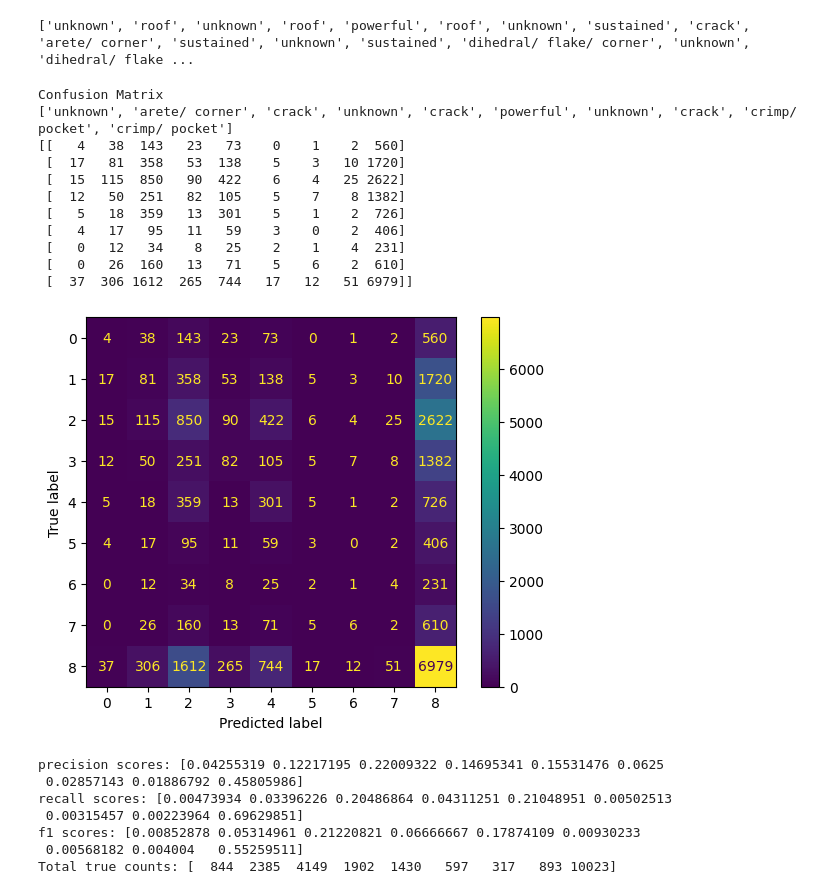
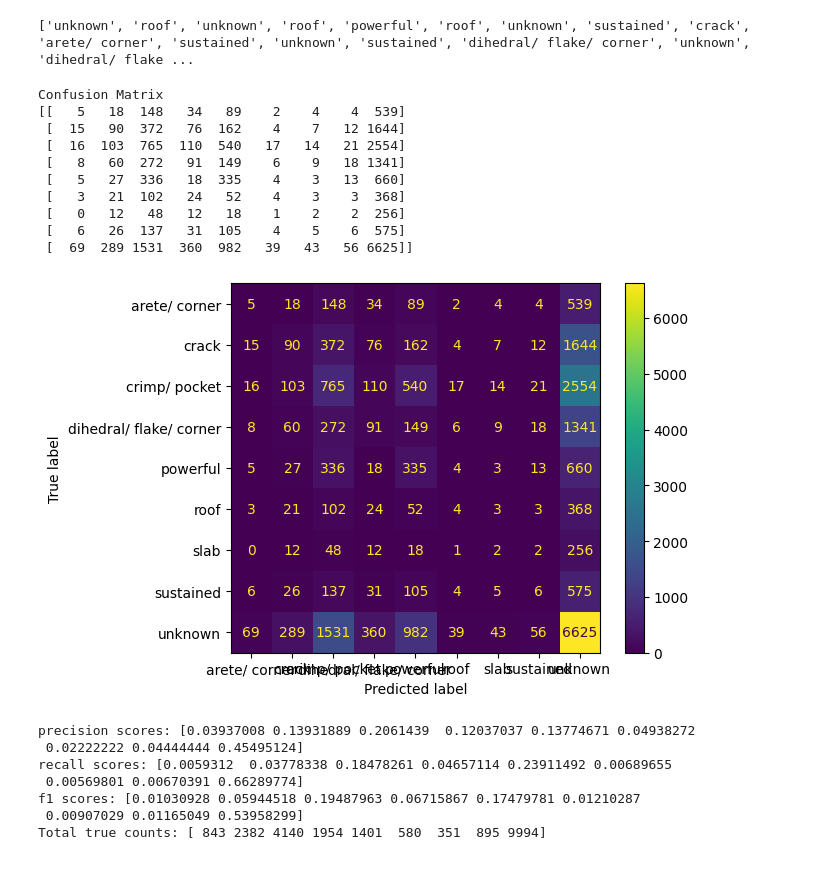
Before and after one commit to cfmcint/NLP_Climbing_Route_Analysis, a Jupyter notebook: analysis.ipynb, the cells around one changed output. Cells and saved outputs as stored; diff of their text form; code cells hidden in the pictures.

Commit message:
Added labels to conf matrix

```diff
--- a/analysis.ipynb
+++ b/analysis.ipynb
@@ -452,7 +452,7 @@ print(label_list)
 desc_list = []
 for desc in df[" desc"]:
     desc_list.append(desc)
-cv = CountVectorizer(min_df=3, max_df=0.5) # words must show up in at least 5 and no more than 40% of documents
+cv = CountVectorizer(min_df=5, max_df=0.6) # words must show up in at least 5 and no more than 60% of documents
 features = cv.fit_transform(desc_list)
 print(features.shape)
 vocab = cv.get_feature_names_out()
@@ -461,36 +461,35 @@ vocab = cv.get_feature_names_out()
 # %%
 from sklearn.naive_bayes import MultinomialNB
 from sklearn.model_selection import train_test_split
 from sklearn.metrics import confusion_matrix
 from sklearn.metrics import ConfusionMatrixDisplay
 import matplotlib.pyplot as plt
 
 mnb = MultinomialNB()
 feat_train, feat_test, label_train, label_test = train_test_split(features, label_list, test_size=0.2)
 mnb.fit(feat_train, label_train)
 preds = mnb.predict(feat_test)
 print("Confusion Matrix")
 
 confusion_matrix = confusion_matrix(label_test, preds)
-print(label_test[:10])
 print(confusion_matrix)
-cm_display = ConfusionMatrixDisplay(confusion_matrix = confusion_matrix)
+label_names =  ["arete/ corner", "crack", "crimp/ pocket", "dihedral/ flake/ corner", "powerful", "roof", "slab", "sustained", "unknown"]
+cm_display = ConfusionMatrixDisplay(confusion_matrix = confusion_matrix, display_labels= label_names)
 
 cm_display.plot()
 plt.show()
 # %% [output]
 Confusion Matrix
-['unknown', 'arete/ corner', 'crack', 'unknown', 'crack', 'powerful', 'unknown', 'crack', 'crimp/ pocket', 'crimp/ pocket']
-[[   4   38  143   23   73    0    1    2  560]
- [  17   81  358   53  138    5    3   10 1720]
- [  15  115  850   90  422    6    4   25 2622]
- [  12   50  251   82  105    5    7    8 1382]
- [   5   18  359   13  301    5    1    2  726]
- [   4   17   95   11   59    3    0    2  406]
- [   0   12   34    8   25    2    1    4  231]
- [   0   26  160   13   71    5    6    2  610]
- [  37  306 1612  265  744   17   12   51 6979]]
+[[   5   18  148   34   89    2    4    4  539]
+ [  15   90  372   76  162    4    7   12 1644]
+ [  16  103  765  110  540   17   14   21 2554]
+ [   8   60  272   91  149    6    9   18 1341]
+ [   5   27  336   18  335    4    3   13  660]
+ [   3   21  102   24   52    4    3    3  368]
+ [   0   12   48   12   18    1    2    2  256]
+ [   6   26  137   31  105    4    5    6  575]
+ [  69  289 1531  360  982   39   43   56 6625]]
-[figure, old version]
+[figure, new version]
 # %%
 from sklearn.metrics import precision_recall_fscore_support
 (precision, recall, f1, support) = precision_recall_fscore_support(label_test, preds)
@@ -499,10 +498,10 @@ print("recall scores:", recall)
 print("f1 scores:", f1)
 print("Total true counts:", support)
 # %% [output]
-precision scores: [0.04255319 0.12217195 0.22009322 0.14695341 0.15531476 0.0625
- 0.02857143 0.01886792 0.45805986]
-recall scores: [0.00473934 0.03396226 0.20486864 0.04311251 0.21048951 0.00502513
- 0.00315457 0.00223964 0.69629851]
-f1 scores: [0.00852878 0.05314961 0.21220821 0.06666667 0.17874109 0.00930233
- 0.00568182 0.004004   0.55259511]
-Total true counts: [  844  2385  4149  1902  1430   597   317   893 10023]
+precision scores: [0.03937008 0.13931889 0.2061439  0.12037037 0.13774671 0.04938272
+ 0.02222222 0.04444444 0.45495124]
+recall scores: [0.0059312  0.03778338 0.18478261 0.04657114 0.23911492 0.00689655
+ 0.00569801 0.00670391 0.66289774]
+f1 scores: [0.01030928 0.05944518 0.19487963 0.06715867 0.17479781 0.01210287
+ 0.00907029 0.01165049 0.53958299]
+Total true counts: [ 843 2382 4140 1954 1401  580  351  895 9994]
```
